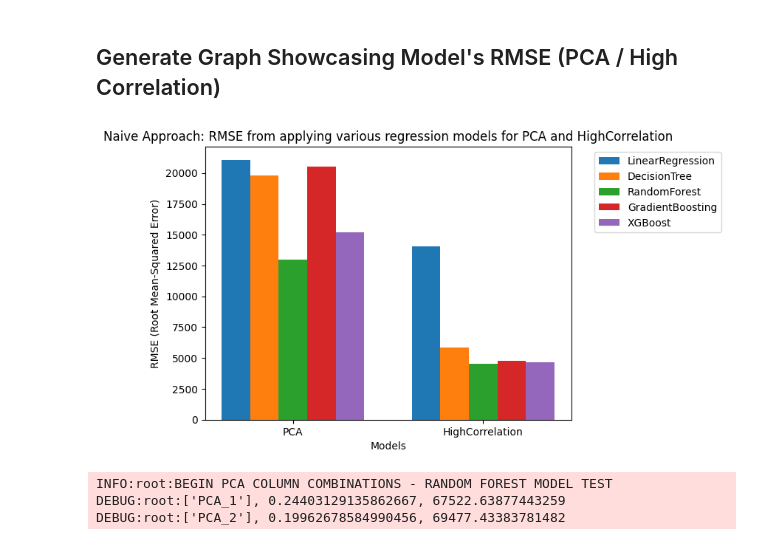
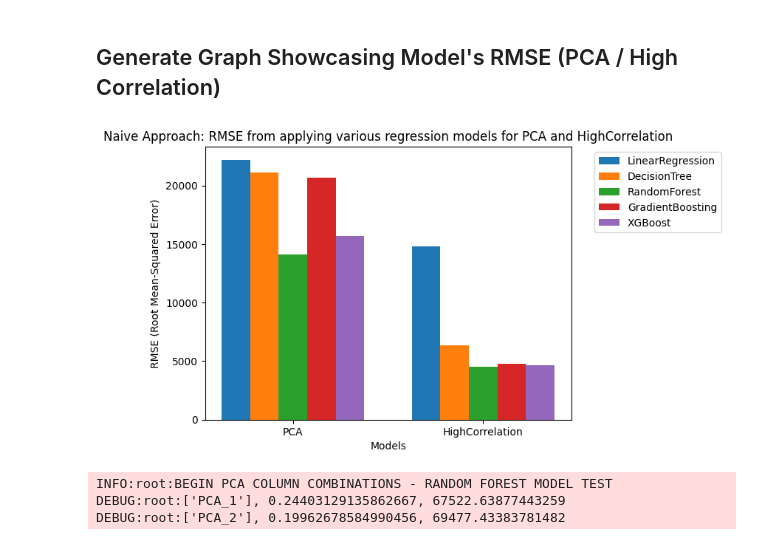
Before and after one commit to dineshUmasankar/philly_house_predictor, a Jupyter notebook: model_development/model_development.ipynb, the cells around one changed output. Drawn from its saved outputs; the diff is of its cells as text; code cells hidden in the pictures.

```diff
--- a/model_development/model_development.ipynb
+++ b/model_development/model_development.ipynb
@@ -88,13 +106,18 @@ PCA_GRAD_BOOST_MODEL RMSE: 20553.031503122103
 # %%
 import xgboost
+from sklearn.metrics import root_mean_squared_error
 
 xgb_model = xgboost.XGBRegressor()
 xgb_model.fit(X_train, y_train)
-print("HIGH_CORR_XGB_MODEL:", xgb_model.score(X_test, y_test))
-print("HIGH_CORR_XGB_MODEL RMSE:", root_mean_squared_error(xgb_model.predict(X_test), y_test))
+xgb_model_score = xgb_model.score(X_test, y_test)
+xgb_model_rmse = root_mean_squared_error(xgb_model.predict(X_test), y_test)
+print("HIGH_CORR_XGB_MODEL:", xgb_model_score)
+print("HIGH_CORR_XGB_MODEL RMSE:", )
 
 pca_xgb_model = xgboost.XGBRegressor()
 pca_xgb_model.fit(PCA_X_train, PCA_y_train)
-print("PCA_XGB_MODEL:", pca_xgb_model.score(PCA_X_test, PCA_y_test))
-print("PCA_XGB_MODEL RMSE:", root_mean_squared_error(pca_xgb_model.predict(PCA_X_test), PCA_y_test))
+pca_xgb_model_score = pca_xgb_model.score(PCA_X_test, PCA_y_test)
+pca_xgb_model_rmse = root_mean_squared_error(pca_xgb_model.predict(PCA_X_test), PCA_y_test)
+print("PCA_XGB_MODEL:", pca_xgb_model_score)
+print("PCA_XGB_MODEL RMSE:", pca_xgb_model_rmse)
 # %% [output]
@@ -146,38 +169,37 @@ plt.show()
 # %%
 import matplotlib.pyplot as plt
 import numpy as np
 
-# RMSEs of my models
-linear_regression_scores = [21081.199029297244, 14054.968023121482]  # RMSE's for PCA and HighCorrelation
-decision_tree_scores = [19826.063551293224, 5848.321785137958]
-random_forest_scores = [12995.69834704965, 4519.6217658043915]
-gradient_boosting_scores = [20553.031503122103, 4799.592577783003]
-xgboost_scores = [15171.20183058689, 4625.48088768227]
+linear_regression_rmses = [pca_lin_model_rmse, lin_model_rmse]  # Scores for PCA and HighCorrelation
+decision_tree_rmses = [pca_decision_model_rmse, decision_model_rmse]
+random_forest_rmses = [pca_forest_model_rmse, forest_model_rmse]
+gradient_boosting_rmses = [pca_grad_boost_model_rmse, grad_boost_model_rmse]
+xgboost_rmses = [pca_xgb_model_rmse, xgb_model_rmse]
 
 # Bar positions
 bar_width = 0.15
-index = np.arange(len(linear_regression_scores))
+index = np.arange(len(linear_regression_rmses))
 
 # Creating the bar graph
 fig, ax = plt.subplots()
-bar1 = ax.bar(index, linear_regression_scores, bar_width, label='LinearRegression')
-bar2 = ax.bar(index + bar_width, decision_tree_scores, bar_width, label='DecisionTree')
-bar3 = ax.bar(index + 2 * bar_width, random_forest_scores, bar_width, label='RandomForest')
-bar4 = ax.bar(index + 3 * bar_width, gradient_boosting_scores, bar_width, label='GradientBoosting')
-bar5 = ax.bar(index + 4 * bar_width, xgboost_scores, bar_width, label='XGBoost')
+bar1 = ax.bar(index, linear_regression_rmses, bar_width, label='LinearRegression')
+bar2 = ax.bar(index + bar_width, decision_tree_rmses, bar_width, label='DecisionTree')
+bar3 = ax.bar(index + 2 * bar_width, random_forest_rmses, bar_width, label='RandomForest')
+bar4 = ax.bar(index + 3 * bar_width, gradient_boosting_rmses, bar_width, label='GradientBoosting')
+bar5 = ax.bar(index + 4 * bar_width, xgboost_rmses, bar_width, label='XGBoost')
 
 # Adding labels and title
 ax.set_xlabel('Models')
 ax.set_ylabel('RMSE (Root Mean-Squared Error)')
 ax.set_title('Naive Approach: RMSE from applying various regression models for PCA and HighCorrelation')
 ax.set_xticks(index + 2 * bar_width)
 ax.set_xticklabels(['PCA', 'HighCorrelation'])
 ax.legend(bbox_to_anchor=(1.05, 1), loc='upper left')
 
 # Show the bar graph
 plt.show()
 # %% [output]
-[figure, old version]
+[figure, new version]
 # %%
 from itertools import combinations
 from sklearn.ensemble import RandomForestRegressor
```
Also changed, not shown: parts of 6 cells of this notebook, 18 other files.
